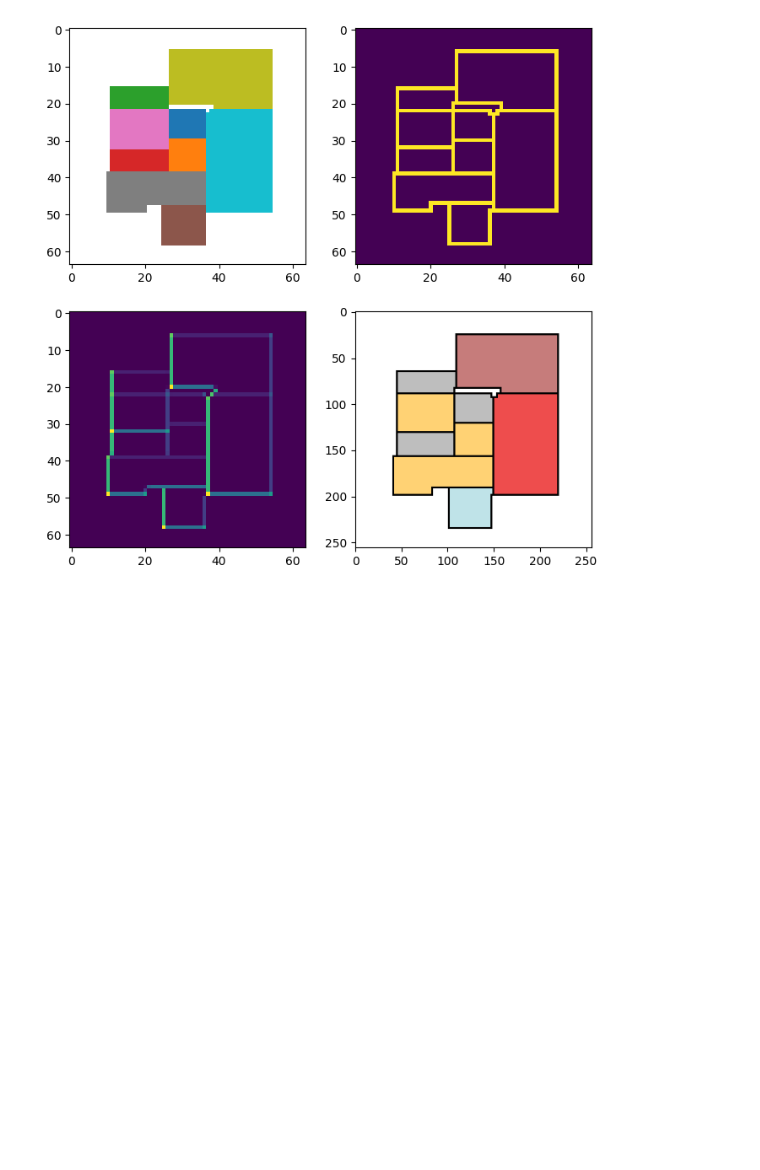
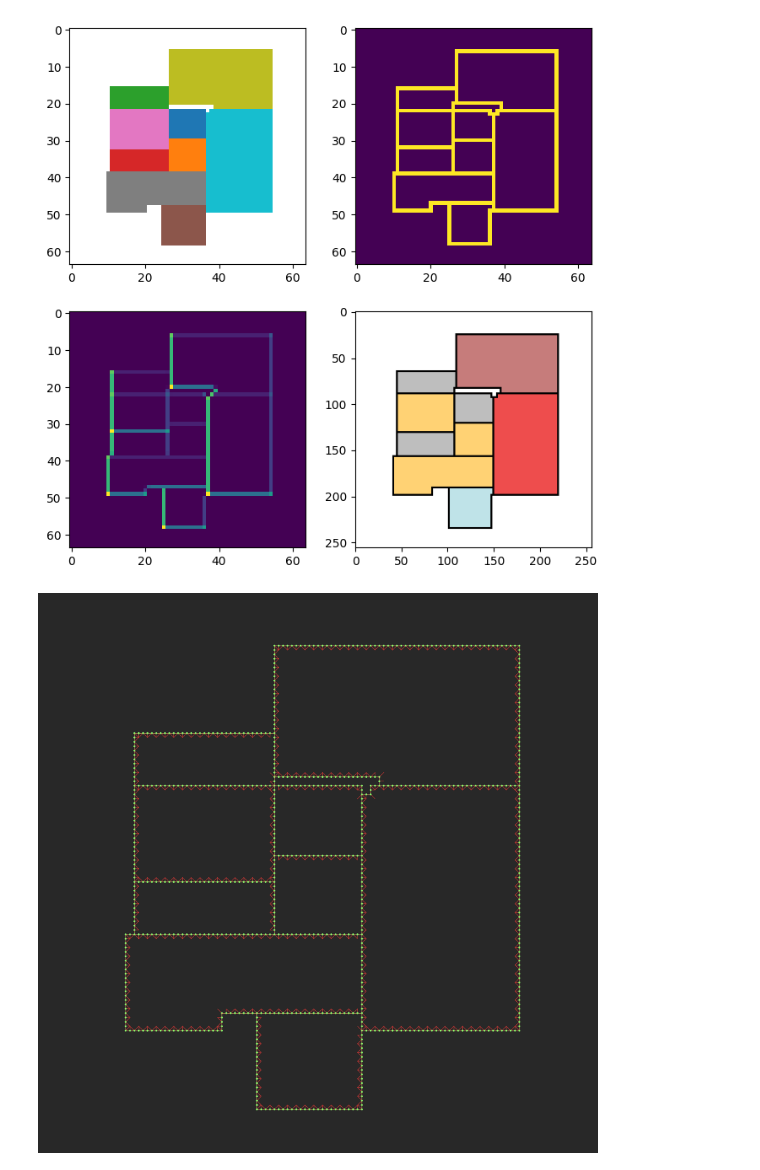
Before and after one commit to enix403/blueprint, a Jupyter notebook: _wall_extraction.ipynb, the cells around one changed output. Cells and saved outputs as stored; diff of their text form; code cells hidden in the pictures; blank space fills up the shorter version.

```diff
--- a/_wall_extraction.ipynb
+++ b/_wall_extraction.ipynb
@@ -57,3 +57,7 @@ plt.imshow(blit_rooms(rooms, scaled_sep_mask, out_size=256))
 # %% [output]
 <matplotlib.image.AxesImage at 0x...>
 [figure]
+# %%
+draw_sep_nask_wireframe(sep_mask)
+# %% [output]
+[figure, added]
```
Also changed, not shown: parts of 2 cells of this notebook, 3 other files.
